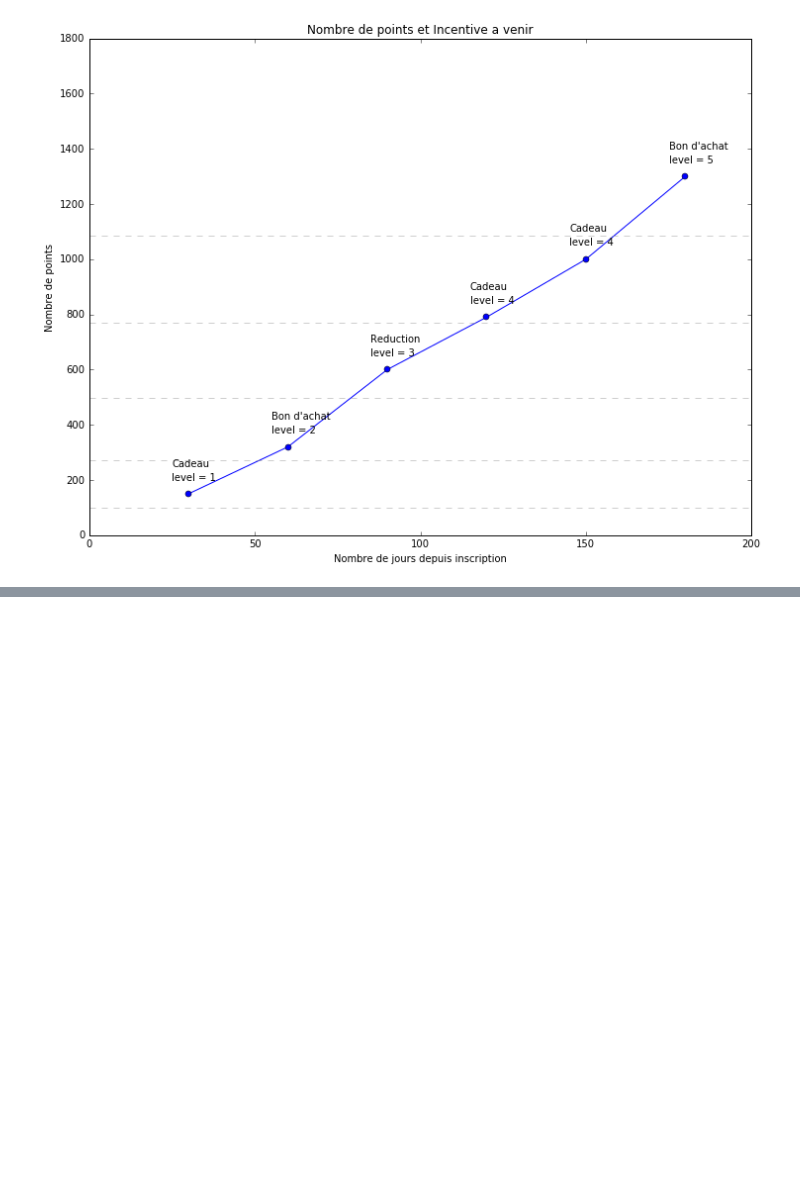
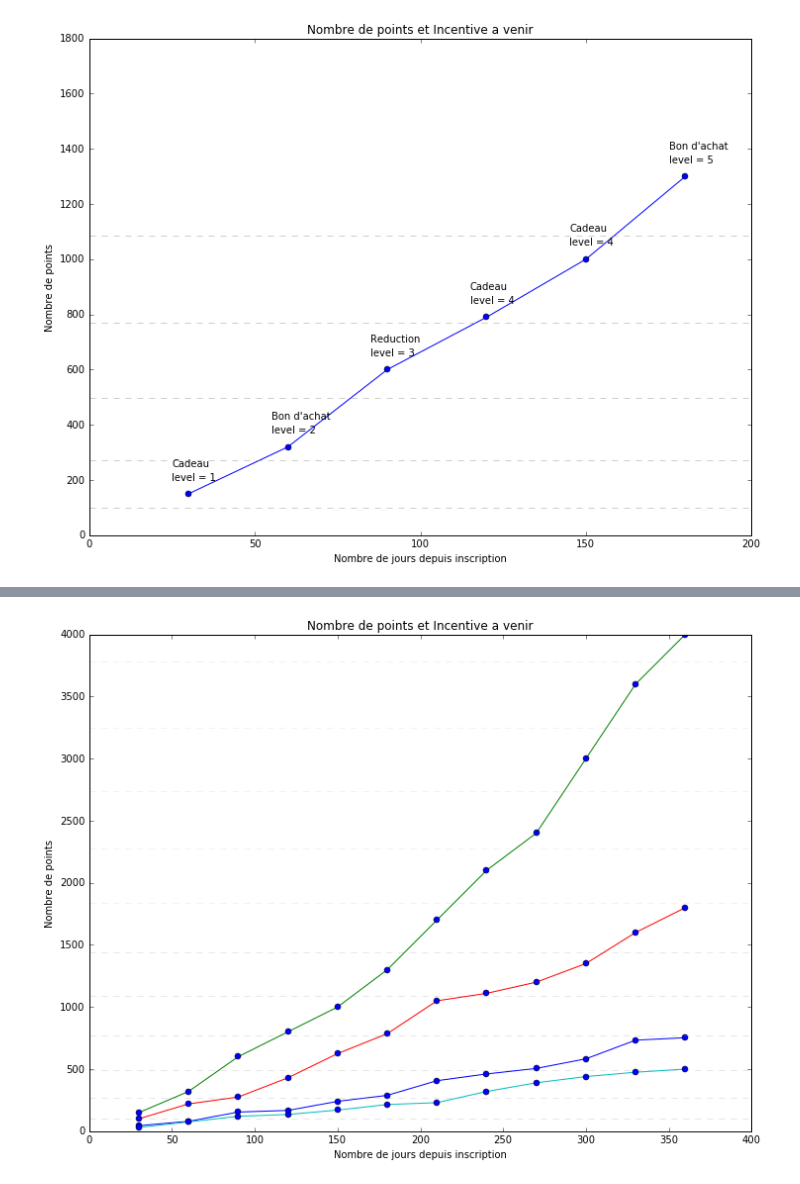
Before and after one commit to rlhez/sony, a Jupyter notebook: Sony.ipynb, the cells around one changed output, grey strips where cells are left out. Drawn from its saved outputs; the diff is of its cells as text; code cells hidden in the pictures; blank space fills up the shorter version.

```diff
--- a/Sony.ipynb
+++ b/Sony.ipynb
@@ -137,0 +194,7 @@ for i in range(len(level_thresholds)):
+# %%
+data = {}
+for u in user_ids:
+    data[u] = {
+        "mois_inscription": '',
+        "pts_par_mois": {}
+    }
@@ -137,0 +326,30 @@ for i in range(len(level_thresholds)):
+# %%
+plt.figure(figsize=(12,9))
+plt.ylim(0,4000)
+plt.xlim(0,400)
+plt.xlabel('Nombre de jours depuis inscription')
+plt.ylabel('Nombre de points')
+plt.title('Nombre de points et Incentive a venir')
+
+def generate_graph_2(x=x,y=y):
+
+    level_thresholds = thresholds(y)
+    plt.plot(x,y,label='tres interessant')
+    plt.plot(x, y, 'bo')
+
+    #for i in range(len(x)):
+        #plt.annotate(incentive_type(level_int(y[i])), xy=(x[i], y[i]), xytext=(x[i]-5, y[i] +100))
+    #for i in range(len(x)):
+        #plt.annotate("level = {0}".format(int(level_int(y[i]))), xy=(x[i], y[i]), xytext=(x[i]-5, y[i] +50))
+
+    for i in range(len(level_thresholds)):
+        plt.axhline(y= level_thresholds[i][0], color='gray', alpha=.1,ls='--')
+
+x = np.arange(30,361, 30)
+
+generate_graph_2(x,all_deciles)
+generate_graph_2(x,top10_decile)
+generate_graph_2(x,top10_20_decile)
+generate_graph_2(x,middle_40_decile)
+# %% [output]
+[figure, added]
```
Also changed, not shown: parts of 9 cells of this notebook, 1 other file.
